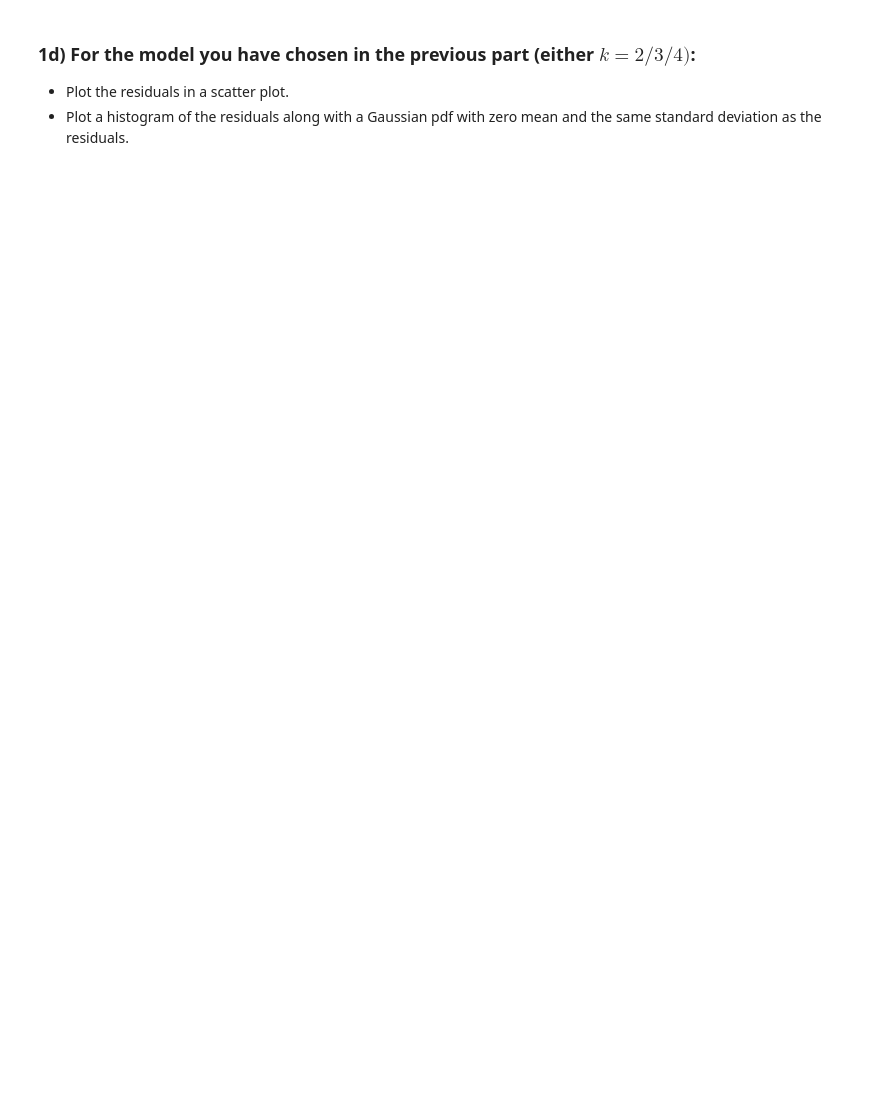
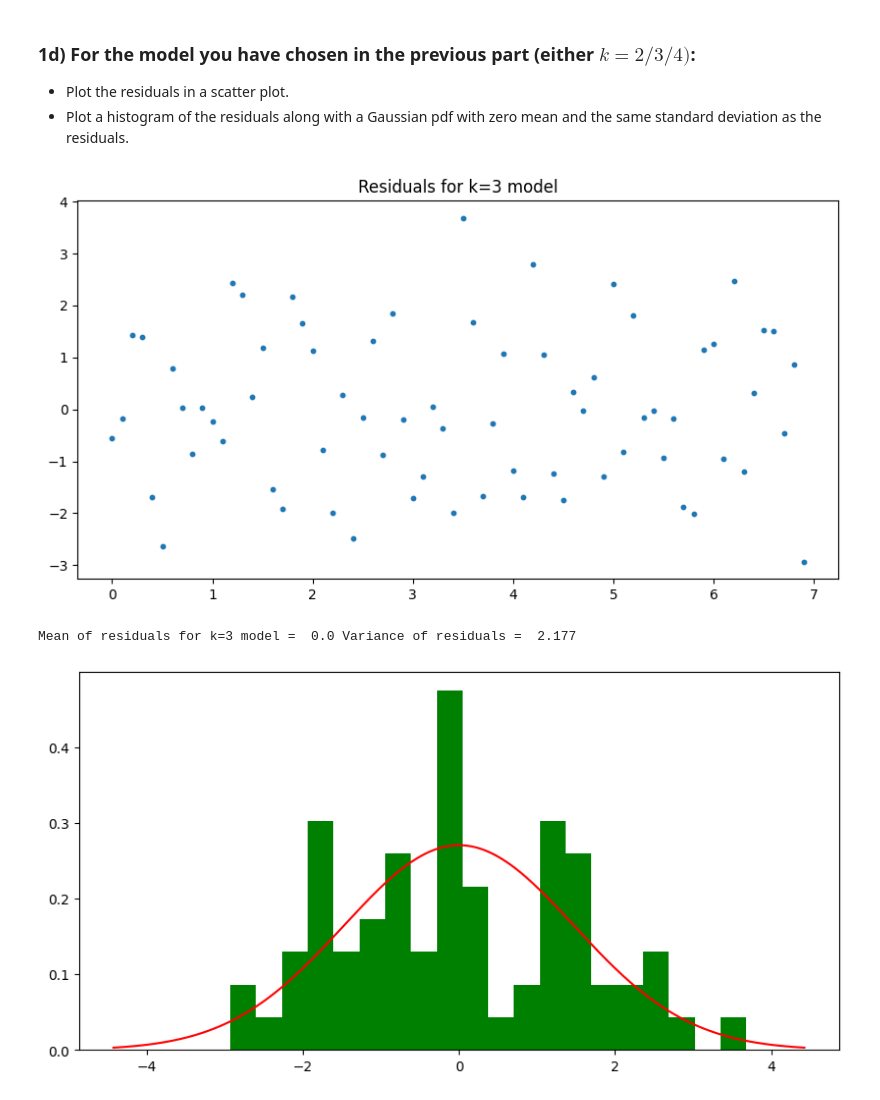
Before and after one commit to sriv303/IB-Data-Science, a Jupyter notebook: Exercises/01 Exercise Notebook 1.ipynb, the cells around one changed output. Drawn from its saved outputs; the diff is of its cells as text; code cells hidden in the pictures; blank space fills up the shorter version.

```diff
--- a/Exercises/01 Exercise Notebook 1.ipynb
+++ b/Exercises/01 Exercise Notebook 1.ipynb
@@ -117,0 +156,26 @@ assert(np.round(np.linalg.norm(res_test), 3) == 19.937)
+# %%
+from scipy.stats import norm
+
+# Computing the residuals
+resid = res3
+
+plt.rcParams['figure.figsize'] = [10, 5]
+plt.scatter(x, resid, s=10)
+plt.title('Residuals for k=3 model')
+plt.show()
+
+print('Mean of residuals for k=3 model = ', np.round(np.mean(resid), 3),
+      'Variance of residuals = ', np.round(np.var(resid),3))
+
+# Plot normed histogram of the residuals
+n, bins, patches = plt.hist(resid, bins=20, density=True, facecolor='green');
+
+# Plot Gaussian pdf with same mean and variance as the residuals
+res_stdev = np.std(resid)  #standard deviation of residuals
+xvals = np.linspace(-3*res_stdev,3*res_stdev,1000)
+plt.plot(xvals, norm.pdf(xvals, loc=0, scale=res_stdev), 'r')
+plt.show()
+# %% [output]
+[figure, added]
+Mean of residuals for k=3 model =  0.0 Variance of residuals =  2.177
+[figure, added]
```
Also changed, not shown: parts of 6 cells of this notebook.
